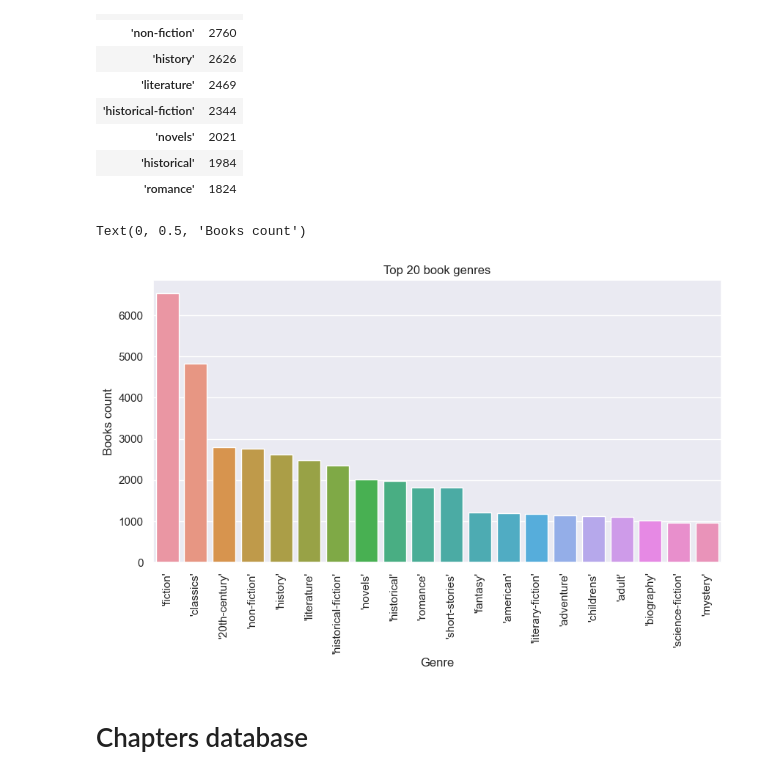
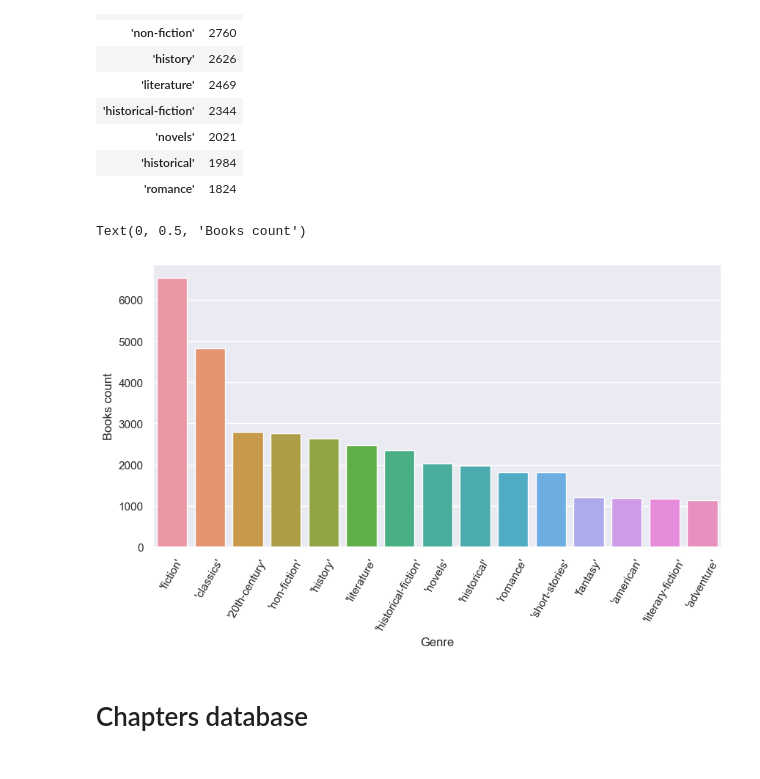
Before and after one commit to cleachataig/COMP550_FinalProject, a Jupyter notebook: data_analysis.ipynb, the cells around one changed output. Saved outputs shown, nothing was run; the diff lists cells and outputs as text; code cells hidden in the pictures.

```diff
--- a/data_analysis.ipynb
+++ b/data_analysis.ipynb
@@ -60,15 +62,15 @@ counts_df.sort_values(0, ascending=False).head(10)
 | 'romance' | 1824 |
 # %%
 fig,ax=plt.subplots(figsize=(10,5))
-top20=counts_df.sort_values(0, ascending=False).head(20)
-sns.barplot(top20.T)
-ax.set_xticklabels(top20.index, rotation=90)
-ax.set_title('Top 20 book genres')
+top15=counts_df.sort_values(0, ascending=False).head(15)
+sns.barplot(top15.T)
+ax.set_xticklabels(top15.index, rotation=60)
+#ax.set_title('Top 20 book genres')
 ax.set_xlabel('Genre')
 ax.set_ylabel('Books count')
 # %% [output]
 Text(0, 0.5, 'Books count')
-[figure, old version]
+[figure, new version]
 # %% [markdown]
 # Chapters database
 # %%
```
Also changed, not shown: parts of 1 cell of this notebook, 2 other files.
